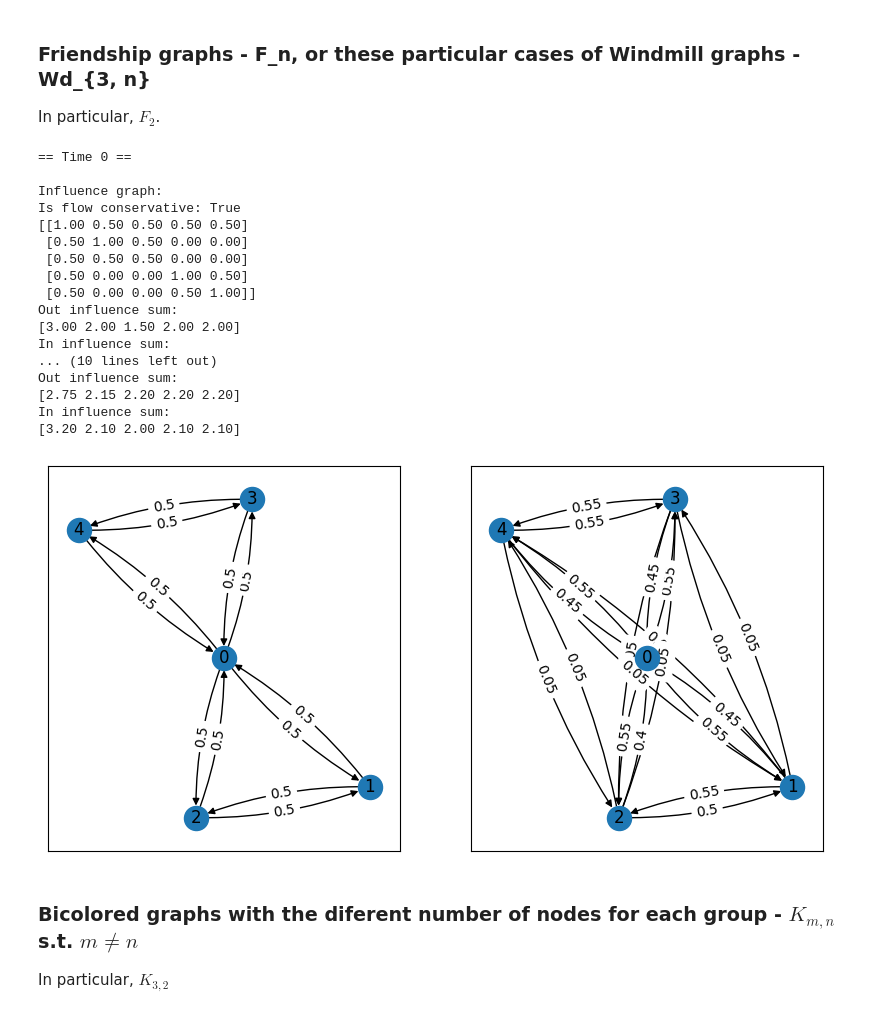
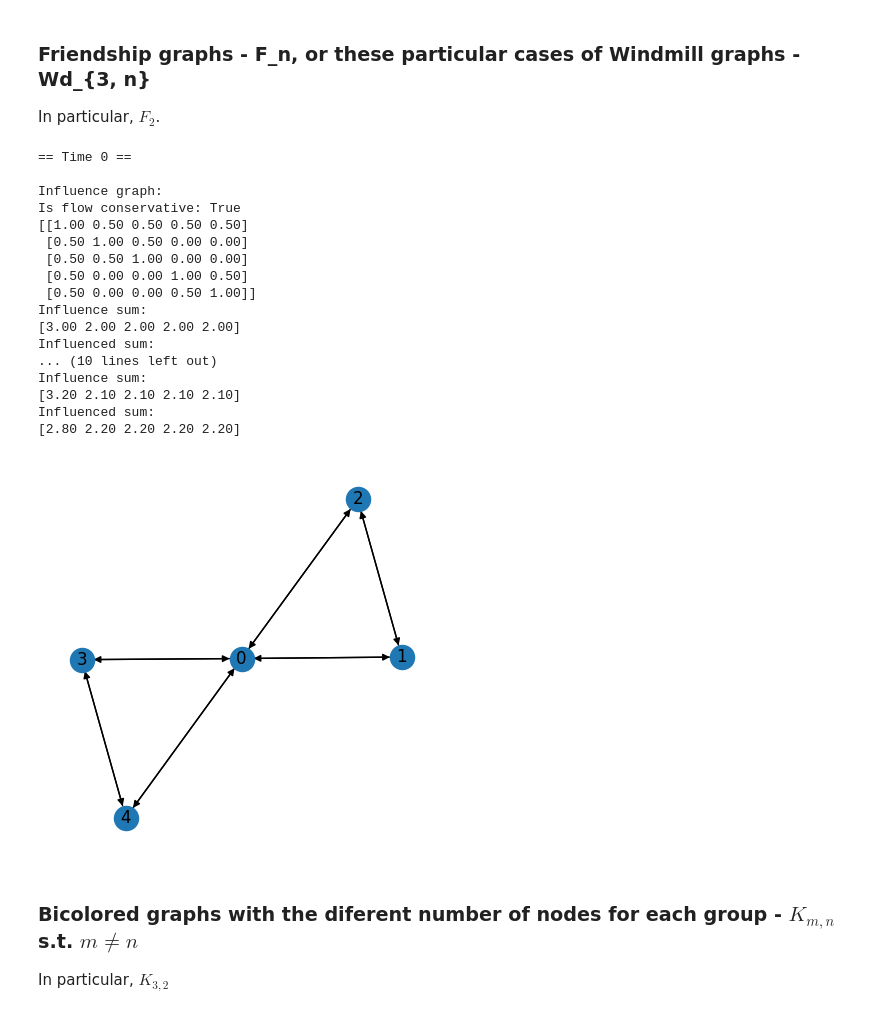
Before and after one commit to josecoliveira/akvmodel-dynamicinfluence, a Jupyter notebook: balanced-to-unbalanced.ipynb, the cells around one changed output. Drawn from its saved outputs; the diff is of its cells as text; code cells hidden in the pictures.

```diff
--- a/balanced-to-unbalanced.ipynb
+++ b/balanced-to-unbalanced.ipynb
@@ -29,9 +26,9 @@ def generate_report(influence_graph: list[list[float]], steps=1) -> None:
             f"Is flow conservative: {is_flow_conservative(model.influence_graph_history[i], num_agents)}"
         )
         print(model.influence_graph_history[i])
-        print(f"Out influence sum:\n{model.influence_graph_history[i].sum(axis=0)}")
-        print(f"In influence sum:\n{model.influence_graph_history[i].sum(axis=1)}")
-    draw_graph(model)
+        print(f"Influence sum:\n{model.influence_graph_history[i].sum(axis=1)}")
+        print(f"Influenced sum:\n{model.influence_graph_history[i].sum(axis=0)}")
+    draw_graph_2(model)
 # %% [markdown]
 ## Examples of graphs that becomes unbalanced
 # %% [markdown]
@@ -75,34 +72,34 @@ In particular, $F_2$.
 # %%
 generate_report(
     np.array(
         [
             [1.0, 0.5, 0.5, 0.5, 0.5],
             [0.5, 1.0, 0.5, 0.0, 0.0],
-            [0.5, 0.5, 0.5, 0.0, 0.0],
+            [0.5, 0.5, 1.0, 0.0, 0.0],
             [0.5, 0.0, 0.0, 1.0, 0.5],
             [0.5, 0.0, 0.0, 0.5, 1.0],
         ]
     )
 )
 # %% [output]
 == Time 0 ==
 
 Influence graph:
 Is flow conservative: True
 [[1.00 0.50 0.50 0.50 0.50]
  [0.50 1.00 0.50 0.00 0.00]
- [0.50 0.50 0.50 0.00 0.00]
+ [0.50 0.50 1.00 0.00 0.00]
  [0.50 0.00 0.00 1.00 0.50]
  [0.50 0.00 0.00 0.50 1.00]]
-Out influence sum:
-[3.00 2.00 1.50 2.00 2.00]
-In influence sum:
+Influence sum:
+[3.00 2.00 2.00 2.00 2.00]
+Influenced sum:
 ... (10 lines left out)
-Out influence sum:
-[2.75 2.15 2.20 2.20 2.20]
-In influence sum:
-[3.20 2.10 2.00 2.10 2.10]
+Influence sum:
+[3.20 2.10 2.10 2.10 2.10]
+Influenced sum:
+[2.80 2.20 2.20 2.20 2.20]
-[figure, old version]
+[figure, new version]
 # %% [markdown]
 ### Bicolored graphs with the diferent number of nodes for each group - $K_{m, n}$ s.t. $m \neq n$
 
```
Also changed, not shown: parts of 8 cells of this notebook, 2 other files.
